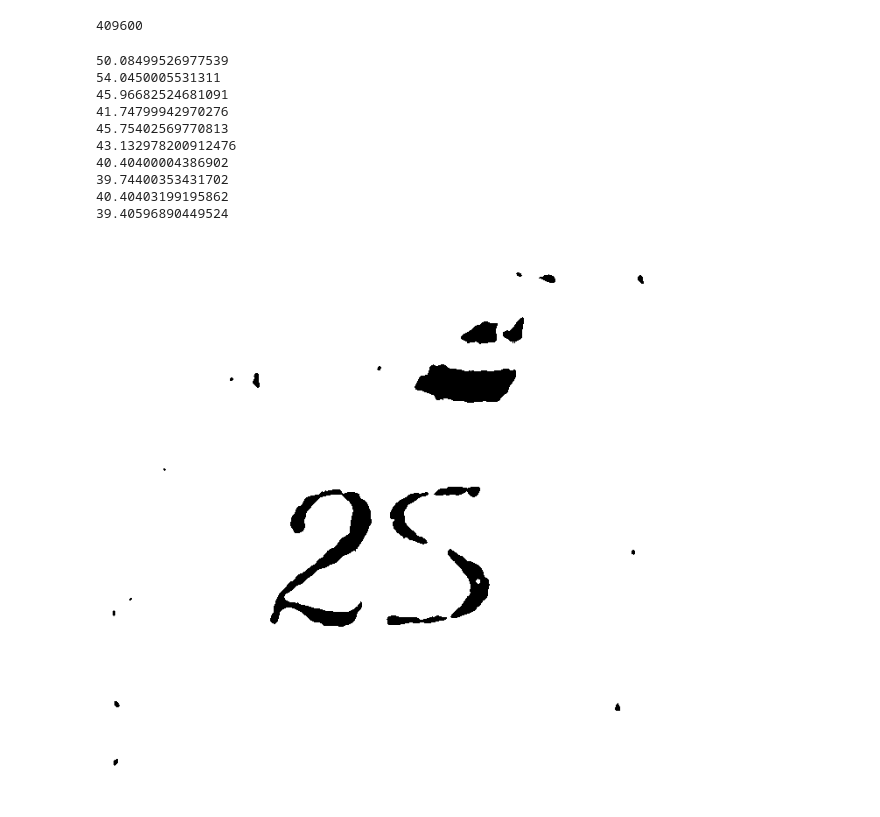
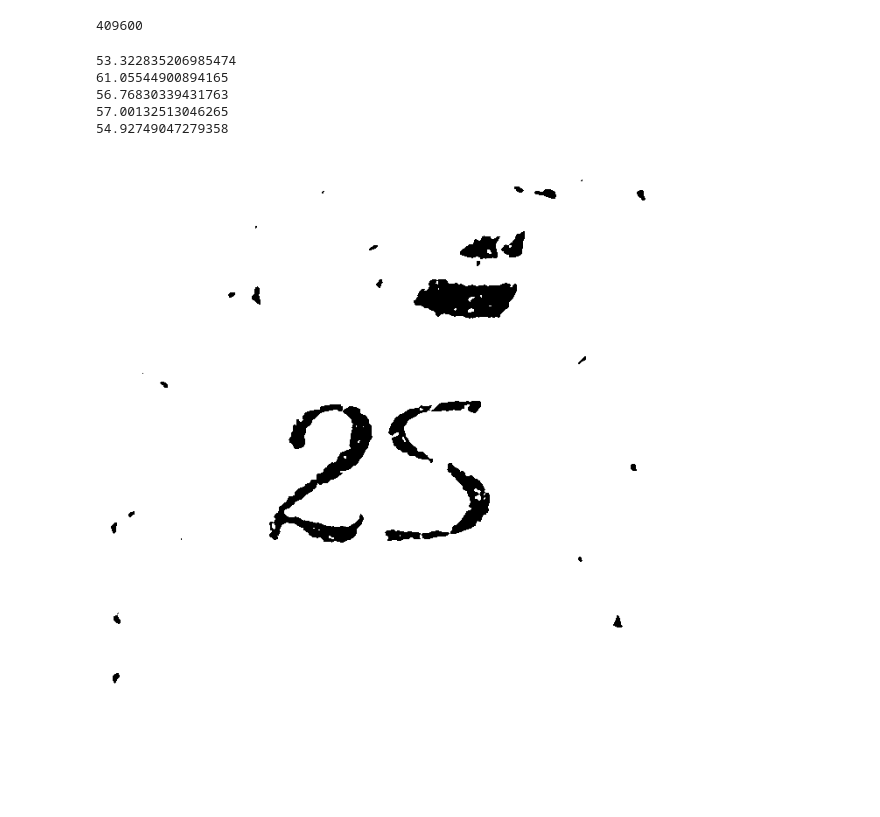
Before and after one commit to kkuchynskyi/lab2_perception, a Jupyter notebook: main.ipynb, the cells around one changed output. Cells and saved outputs as stored; diff of their text form; code cells hidden in the pictures; blank space fills up the shorter version.

```diff
--- a/main.ipynb
+++ b/main.ipynb
@@ -156,17 +50,17 @@ def q(k, t):
         return 0
 
 
-for i in range(10):
+for i in range(5):
     start_time = time.time()
     # loop thoughr column
     for t in range(img_w*img_h):
         # for each k
         for k in range(2):
-            best_ks = calculate_k(t, k)
-            c = calculate_c(best_ks, t, k)
-            update_phi(best_ks, c, t, k)
+            best_ks = calculate_k(t, k, img_w, img_h, g, phi)
+            c = calculate_c(best_ks, t, k, g, phi, q)
+            update_phi(best_ks, c, t, k, g, phi)
     end_time = time.time()
     print(end_time - start_time)
-mask = predict()
+mask = predict(img_h, img_w, g, phi)
 Image.fromarray((mask*255).astype(np.uint8))
 # %% [output]
@@ -204,39 +93,34 @@ phi = np.zeros((img_h*img_w, N, 2), dtype=np.float32)
 # %%
 def q(k, t):
     # column index
     i = t // img_w
     # row index
     j = t % img_w
 
     if (img[i, j, 2] > (img[i, j, 1] + img[i, j, 0])/2):
         return -int(1 != k)
     elif (img[i, j, 2] < (img[i, j, 1] + img[i, j, 0])/2):
         return -int(0 != k)
     else:
         return 0
 
-for i in range(10):
+for i in range(5):
     start_time = time.time()
     # loop thoughr column
     for t in range(img_w*img_h):
         # for each k
         for k in range(2):
-            best_ks = calculate_k(t, k)
-            c = calculate_c(best_ks, t, k)
-            update_phi(best_ks, c, t, k)
+            best_ks = calculate_k(t, k, img_w, img_h, g, phi)
+            c = calculate_c(best_ks, t, k, g, phi, q)
+            update_phi(best_ks, c, t, k, g, phi)
     end_time = time.time()
     print(end_time - start_time)
-mask = predict()
+mask = predict(img_h, img_w, g, phi)
 Image.fromarray((mask*255).astype(np.uint8))
 # %% [output]
-50.08499526977539
-54.0450005531311
-45.96682524681091
-41.74799942970276
-45.75402569770813
-43.132978200912476
-40.40400004386902
-39.74400353431702
-40.40403199195862
-39.40596890449524
+53.322835206985474
+61.05544900894165
+56.76830339431763
+57.00132513046265
+54.92749047279358
-[figure, old version]
+[figure, new version]
```
Also changed, not shown: parts of 4 cells of this notebook, 2 other files.
